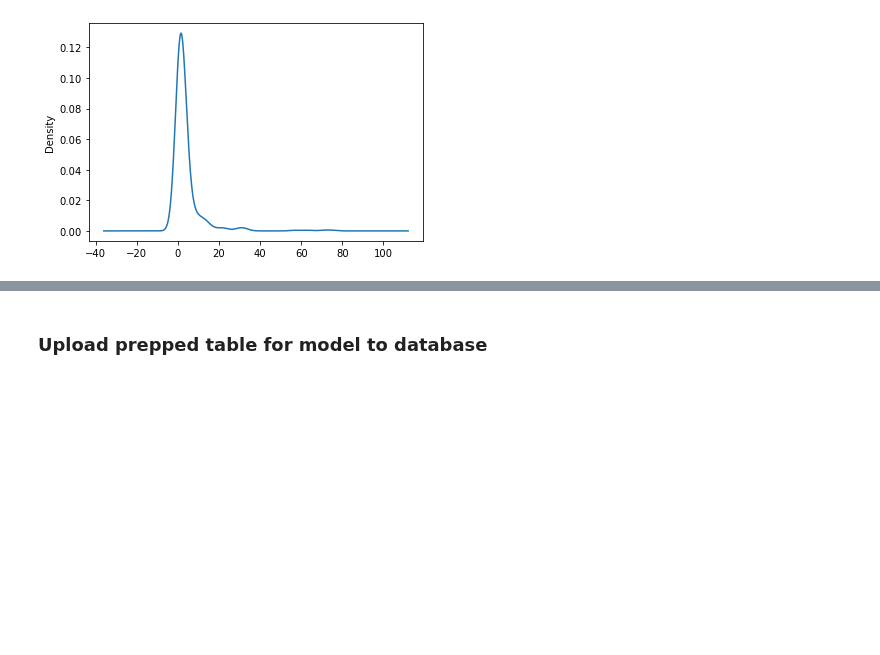
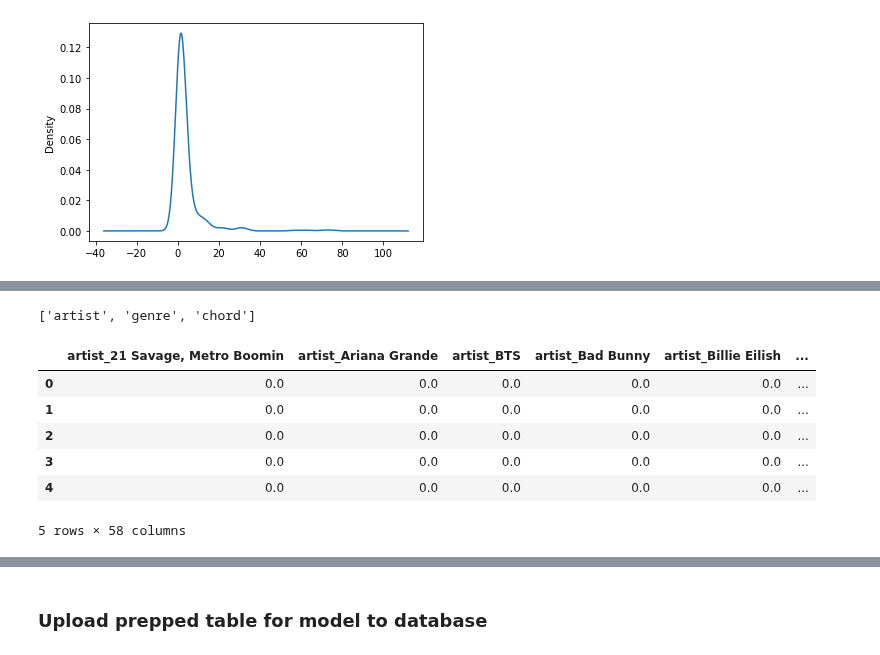
Before and after one commit to aseo67/Top_Songs_Analysis, a Jupyter notebook: TopSongsAnalysis_Model.ipynb, the cells around one changed output, grey strips where cells are left out. Cells and saved outputs as stored; diff of their text form; code cells hidden in the pictures; blank space fills up the shorter version.

```diff
--- a/TopSongsAnalysis_Model.ipynb
+++ b/TopSongsAnalysis_Model.ipynb
@@ -231,3 +230,27 @@ Other
 ['conscious hip hop', 'hip hop', 'north carolina hip hop', 'rap']                    16
 ['rap', 'trap']                                                                      15
 Name: genre, dtype: int64
+# %%
+# Generate categorical variable lists
+song_cat = song_ml_df.dtypes[song_ml_df.dtypes == "object"].index.tolist()
+song_cat
+# %% [output]
+['artist', 'genre', 'chord']
+# %%
+# Create a OneHotEncoder instance
+enc = OneHotEncoder(sparse=False)
+
+# Fit and transform the OneHotEncoder using the categorical variable list
+encode_df = pd.DataFrame(enc.fit_transform(song_ml_df[song_cat]))
+
+# Add the encoded variable names to the dataframe
+encode_df.columns = enc.get_feature_names(song_cat)
+encode_df.head()
+# %% [output]
+|  | artist_21 Savage, Metro Boomin | artist_Ariana Grande | artist_BTS | artist_Bad Bunny | artist_Billie Eilish | ... |
+| 0 | 0.0 | 0.0 | 0.0 | 0.0 | 0.0 | ... |
+| 1 | 0.0 | 0.0 | 0.0 | 0.0 | 0.0 | ... |
+| 2 | 0.0 | 0.0 | 0.0 | 0.0 | 0.0 | ... |
+| 3 | 0.0 | 0.0 | 0.0 | 0.0 | 0.0 | ... |
+| 4 | 0.0 | 0.0 | 0.0 | 0.0 | 0.0 | ... |
+5 rows × 58 columns
```
Also changed, not shown: parts of 19 cells of this notebook.
